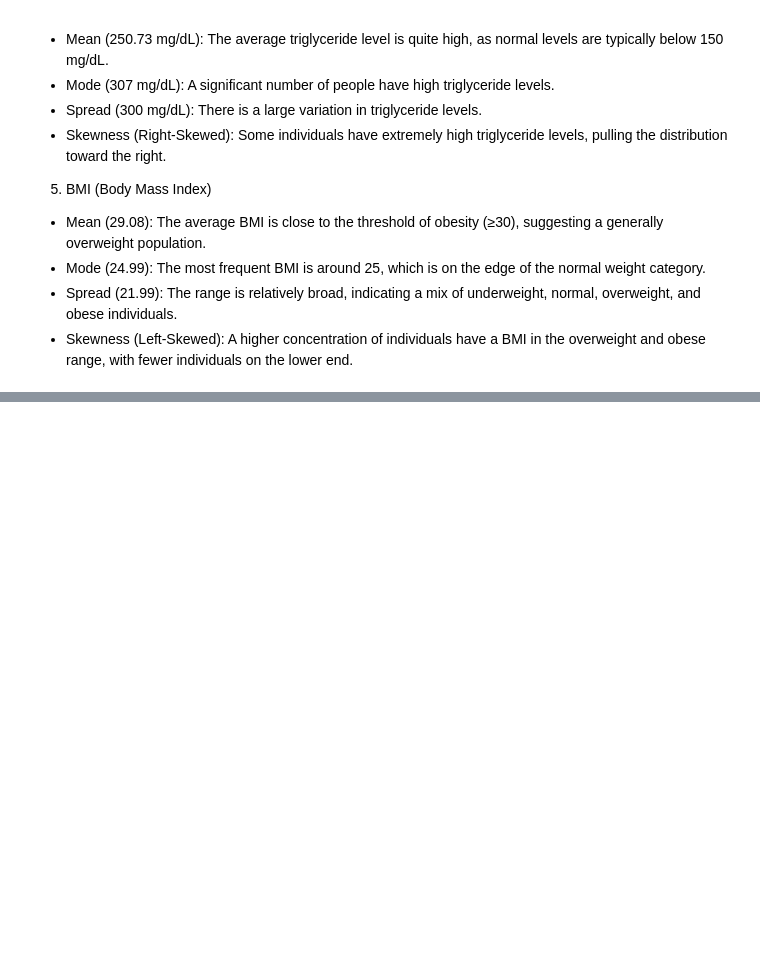
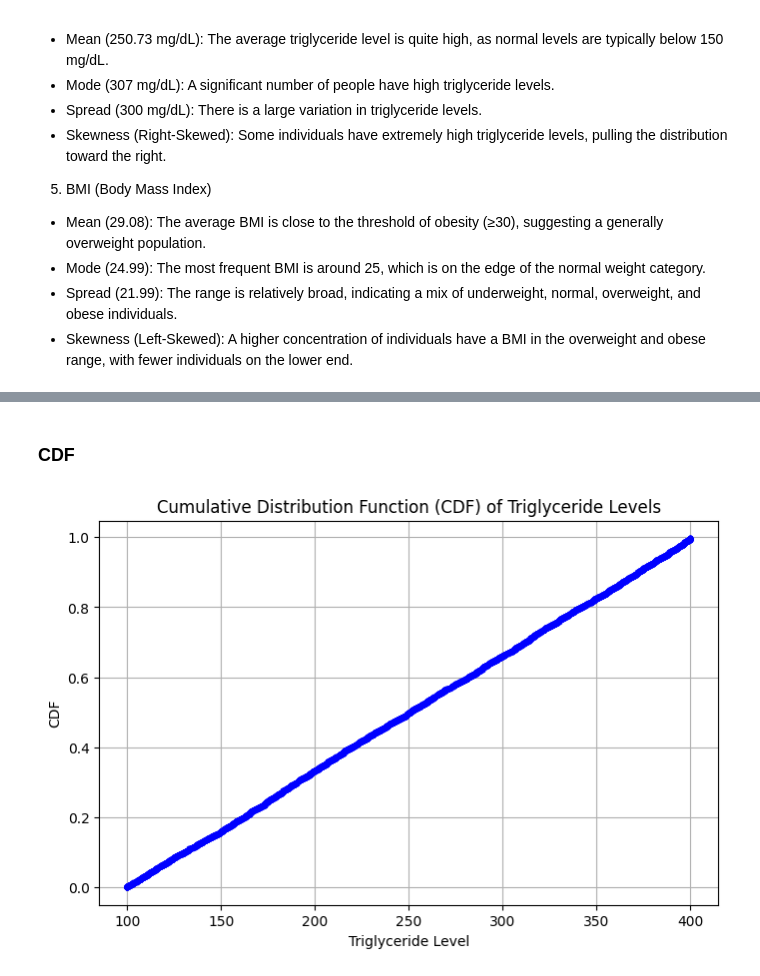
Before and after one commit to surenther/Bellevue-EDA, a Jupyter notebook: Project/Suren.ipynb, the cells around one changed output, grey strips where cells are left out. Cells and saved outputs as stored; diff of their text form; code cells hidden in the pictures; blank space fills up the shorter version.

```diff
--- a/Project/Suren.ipynb
+++ b/Project/Suren.ipynb
@@ -134,0 +170,19 @@ Blood Pressure:
+# %% [markdown]
+### CDF
+# %%
+# Choose variable for CDF (Triglyceride Level)
+data = df['Triglyceride Level'].sort_values()
+
+# Compute CDF
+cdf = np.arange(1, len(data) + 1) / len(data)
+
+# Plot the CDF
+plt.figure(figsize=(8, 5))
+plt.plot(data, cdf, marker='.', linestyle='none', color='blue')
+plt.xlabel('Triglyceride Level')
+plt.ylabel('CDF')
+plt.title('Cumulative Distribution Function (CDF) of Triglyceride Levels')
+plt.grid()
+plt.show()
+# %% [output]
+[figure, added]
```
Also changed, not shown: parts of 3 cells of this notebook.
